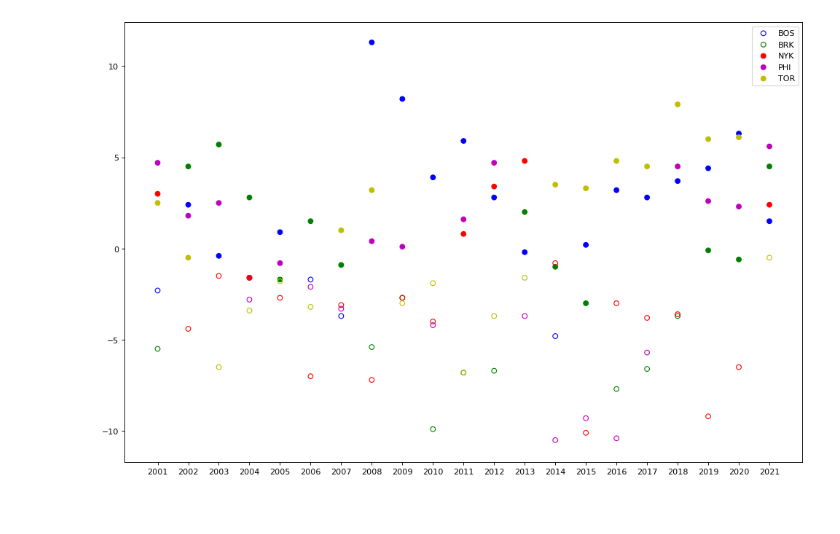
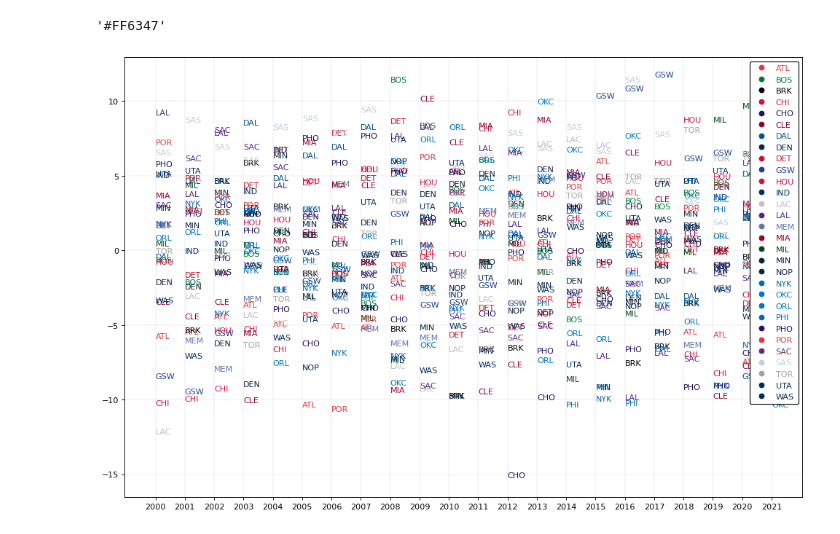
Before and after one commit to mibrahimfm/NBA-analysis, a Jupyter notebook: Net_Rating_Analysys.ipynb, the cells around one changed output. Cells and saved outputs as stored; diff of their text form; code cells hidden in the pictures.

Commit message:
Refactoring net rating analysis and adjusting presentation graphics

```diff
--- a/Net_Rating_Analysys.ipynb
+++ b/Net_Rating_Analysys.ipynb
@@ -222,17 +170,18 @@ print(teams_above_avg)
 # %%
 teams_net_rating = {}
 
-for team in TEAMS:
+for team in CURRENT_TEAMS:
     teams_net_rating[team] = [[], []]
 
-for team in TEAMS:
+for team in CURRENT_TEAMS:
     for ratings in rating_diff_by_seasons:
         team_in_rating = list(filter(lambda x: x[0] == team, ratings))
+        print(team_in_rating)
         if team_in_rating:
             net_rating = team_in_rating[0][1][0]
             made_playoffs = team_in_rating[0][1][1]
             teams_net_rating[team][0].append(net_rating)
             teams_net_rating[team][1].append(made_playoffs)
 
-teams_net_rating["GSW"]
+teams_net_rating["BRK"]
 # %% [output]
@@ -256,13 +222,14 @@ teams_net_rating["GSW"]
 # %%
 team_playoff_counter = {}
 
-for team in TEAMS:
+for team in CURRENT_TEAMS:
     team_playoff_counter[team] = 0
 
 for i in range(len(SEASONS)):
     for index, row in adv_team_dfs[i].iterrows():
-        if row["Made_Playoffs"]:
-            team_playoff_counter[row["Team"]] += 1
+        if row["Team"] in CURRENT_TEAMS:
+            if row["Made_Playoffs"]:
+                team_playoff_counter[row["Team"]] += 1
 
 team_playoff_counter = sorted(team_playoff_counter.items(), key=lambda x : x[1], reverse=True)
 team_playoff_counter
@@ -339,0 +292,39 @@ ValueError: Image size of 676681x2872 pixels is too large. It must be less than
+# %%
+mcolors.CSS4_COLORS['tomato']
+# %% [output]
+'#FF6347'
+# %%
+all_league_colors = ['#E03A3E', '#007A33', '#000000', '#CE1141', '#1D1160', '#860038', '#00538C', '#0E2240', '#C8102E',
+                     '#1D428A', '#CE1141', '#002D62', '#BEC0C2', '#552583', '#5D76A9', '#98002E', '#00471B', '#0C2340',
+                     '#0C2340', '#006BB6', '#007AC1', '#0077C0', '#006BB6', '#1D1160', '#E03A3E', '#5A2D81', '#C4CED4',
+                     '#A1A1A4', '#002B5C', '#002B5C']
+colors = ['b', 'g', 'r', 'm', 'y']
+# %%
+plt.figure(figsize=(15, 10), dpi=80)
+i = 0
+for team in CURRENT_TEAMS:
+    seasons_team = len(teams_net_rating[team][0])
+    total_analyzed_seasons = len(SEASONS)
+    if seasons_team < total_analyzed_seasons:
+        for i in range(total_analyzed_seasons - seasons_team):
+            teams_net_rating[team][0].insert(0, None)
+            teams_net_rating[team][1].insert(0, None)
+
+    made_playoffs = np.array(teams_net_rating[team][1])
+    col = np.where(made_playoffs==True, all_league_colors[i], 'none')
+
+    plt.scatter(SEASONS, teams_net_rating[team][0], s=0, label=team)
+    for j in range(len(SEASONS)):
+        if teams_net_rating[team][0][j]:
+            plt.text(SEASONS[j], teams_net_rating[team][0][j], team, size=10, c=all_league_colors[i])
+
+    i += 1
+
+plt.grid(lw=0.2)
+plt.xticks(SEASONS)
+handles, labels = plt.gca().get_legend_handles_labels()
+new_handles = [Line2D([0], [0], marker='o', markerfacecolor=x, markeredgecolor=x, ls='') for x in all_league_colors]
+plt.legend(new_handles, labels, markerscale=1, edgecolor='black', fontsize=10, loc='upper right', frameon=True, framealpha=1, labelcolor=all_league_colors)
+plt.show()
+# %% [output]
+[figure, added]
@@ -340,7 +382,7 @@ ValueError: Image size of 676681x2872 pixels is too large. It must be less than
 # %%
 plt.figure(figsize=(15, 10), dpi=80)
 i = 0
-for team in ATLANTIC_DIV_TEAMS:
+for team in CENTRAL_DIV_TEAMS:
     made_playoffs = np.array(teams_net_rating[team][1])
     col = np.where(made_playoffs==True, colors[i], 'none')
     seasons_team = len(teams_net_rating[team][0])
@@ -349,13 +391,13 @@ for team in ATLANTIC_DIV_TEAMS:
         for i in range(total_analyzed_seasons - seasons_team):
             teams_net_rating[team][0].insert(0, None)
 
-    plt.scatter(SEASONS, teams_net_rating[team][0], facecolors=col, edgecolors=colors[i], label=team)
-
+    plt.grid(lw=0.2)
+    plt.scatter(SEASONS, teams_net_rating[team][0], s=300, lw=2, facecolors=col, edgecolors=colors[i], label=team)
 
     i += 1
 
 plt.xticks(SEASONS)
-plt.legend()
+handles, labels = plt.gca().get_legend_handles_labels()
+new_handles = [Line2D([0], [0], marker='o', markerfacecolor=x, markeredgecolor=x, ls='') for x in colors]
+plt.legend(new_handles, labels, markerscale=1, edgecolor='black', fontsize=12, loc='upper right', frameon=True, framealpha=1, labelcolor=colors)
 plt.show()
-# %% [output]
-[figure, removed]
```
Also changed, not shown: parts of 28 cells of this notebook, 36 other files.
